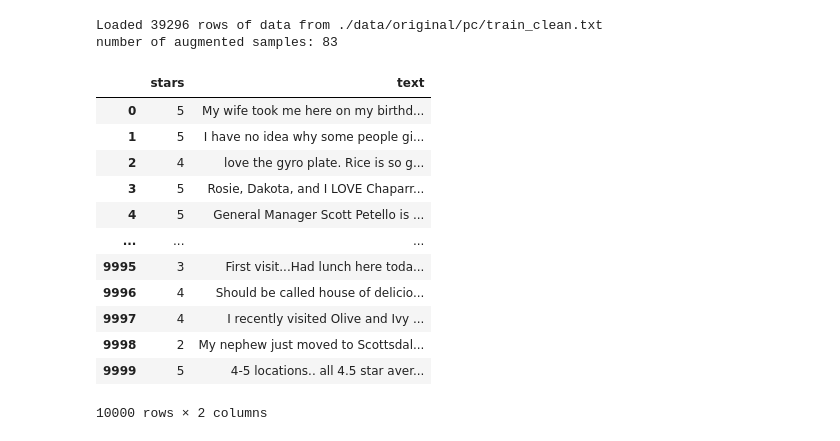
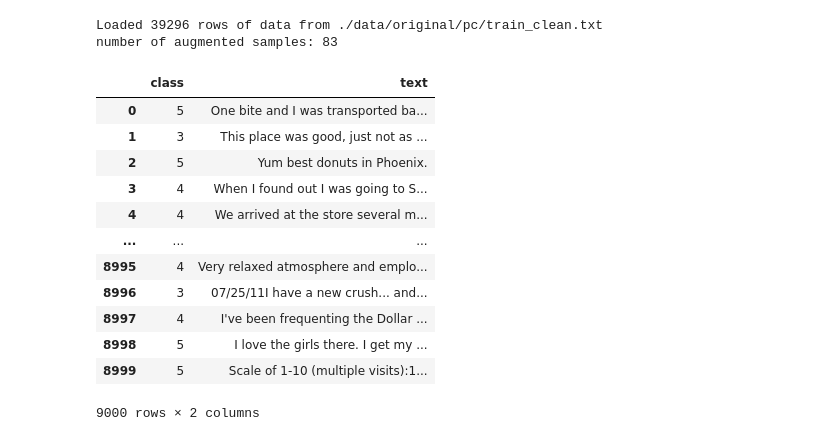
Before and after one commit to phj6688/thesis_project, a Jupyter notebook: draft.ipynb, the cells around one changed output. Drawn from its saved outputs; the diff is of its cells as text; code cells hidden in the pictures.

Commit message:
add yelp dataset, cleaned it,save as txt

```diff
--- a/draft.ipynb
+++ b/draft.ipynb
@@ -374,19 +374,3 @@ number of augmented samples: 83
 # %%
 df = pd.read_csv('./data/original/yelp/yelp.csv')
 df = df[['stars', 'text']]
-# %%
-df
-# %% [output]
-|  | stars | text |
-| 0 | 5 | My wife took me here on my birthd... |
-| 1 | 5 | I have no idea why some people gi... |
-| 2 | 4 | love the gyro plate. Rice is so g... |
-| 3 | 5 | Rosie, Dakota, and I LOVE Chaparr... |
-| 4 | 5 | General Manager Scott Petello is ... |
-| ... | ... | ... |
-| 9995 | 3 | First visit...Had lunch here toda... |
-| 9996 | 4 | Should be called house of delicio... |
-| 9997 | 4 | I recently visited Olive and Ivy ... |
-| 9998 | 2 | My nephew just moved to Scottsdal... |
-| 9999 | 5 | 4-5 locations.. all 4.5 star aver... |
-10000 rows × 2 columns
@@ -392,0 +389,16 @@ df
+# %%
+pd.read_csv('./data/original/yelp/train.txt',delimiter='\t', header=None, names=['class', 'text'])
+# %% [output]
+|  | class | text |
+| 0 | 5 | One bite and I was transported ba... |
+| 1 | 3 | This place was good, just not as ... |
+| 2 | 5 | Yum best donuts in Phoenix. |
+| 3 | 4 | When I found out I was going to S... |
+| 4 | 4 | We arrived at the store several m... |
+| ... | ... | ... |
+| 8995 | 4 | Very relaxed atmosphere and emplo... |
+| 8996 | 3 | 07/25/11I have a new crush... and... |
+| 8997 | 4 | I've been frequenting the Dollar ... |
+| 8998 | 5 | I love the girls there. I get my ... |
+| 8999 | 5 | Scale of 1-10 (multiple visits):1... |
+9000 rows × 2 columns
```
Also changed, not shown: parts of 2 cells of this notebook, 5 other files.
